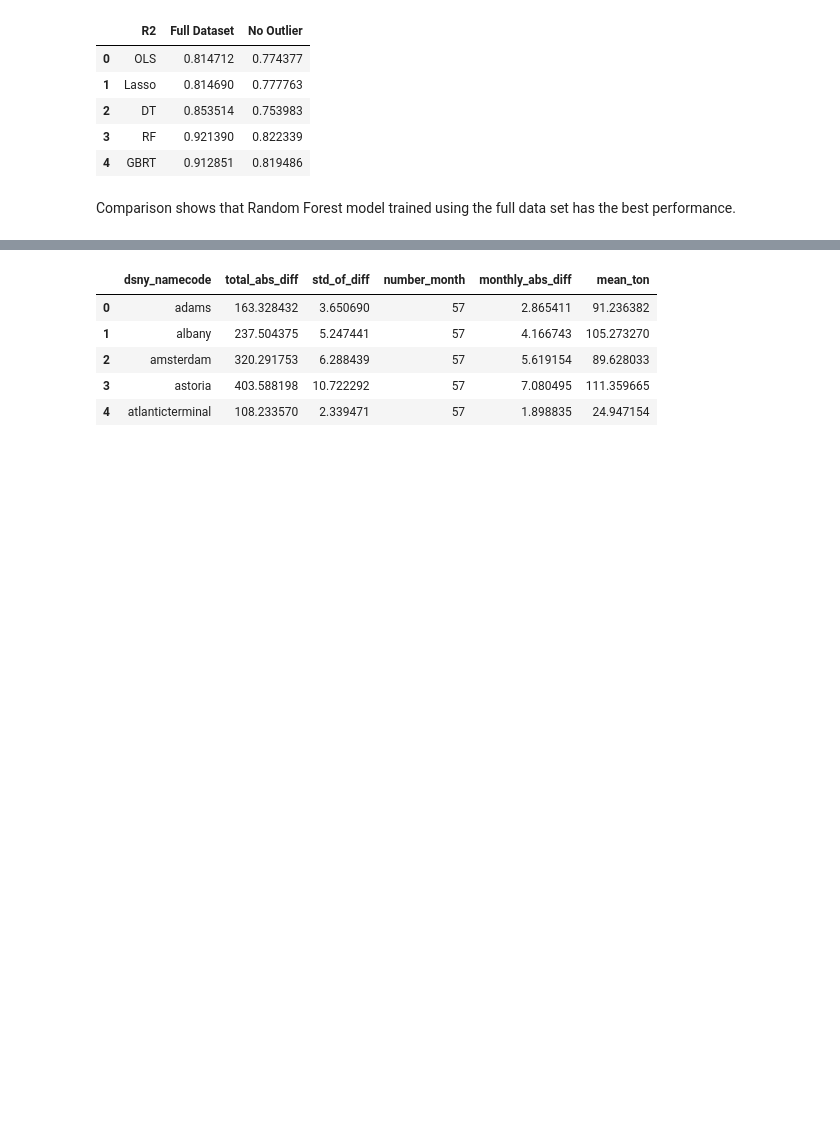
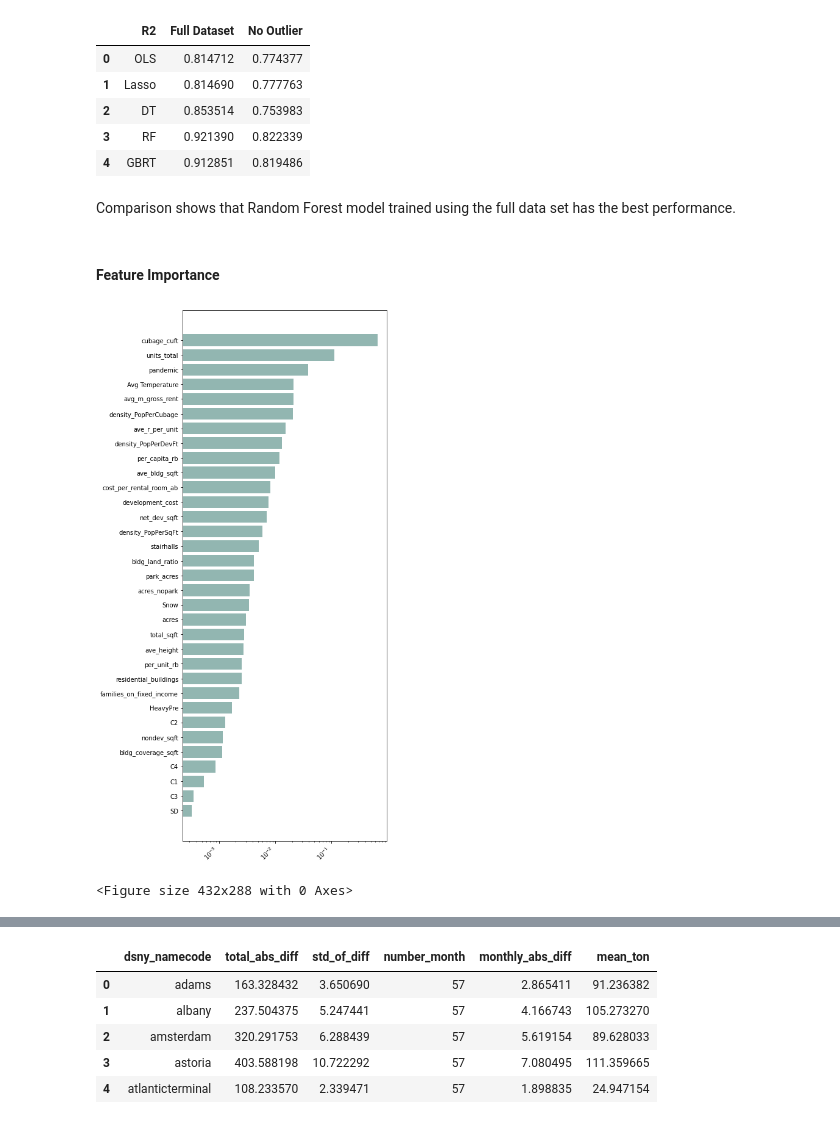
Before and after one commit to Shen-dot-Xin/ML_FinalProject, a Jupyter notebook: src/ModelResultsEDA.ipynb, the cells around one changed output, grey strips where cells are left out. Saved outputs shown, nothing was run; the diff lists cells and outputs as text; code cells hidden in the pictures; blank space fills up the shorter version.

```diff
--- a/src/ModelResultsEDA.ipynb
+++ b/src/ModelResultsEDA.ipynb
@@ -208,3 +208,5 @@ table_1
 | 4 | GBRT | 0.912851 | 0.819486 |
 # %% [markdown]
 Comparison shows that Random Forest model trained using the full data set has the best performance.
+# %% [markdown]
+#### Feature Importance
@@ -210,0 +224,17 @@ Comparison shows that Random Forest model trained using the full data set has th
+# %%
+result = pd.DataFrame(columns = ['Predictors', 'Importance'])
+result['Predictors'] = var_numeric + var_binary
+result['Importance'] = model.feature_importances_
+result = result.sort_values(by='Importance')
+#result['p_values'] = stats.coef_pval(lr_OLS, X_train, y_train)[1:]
+#result['*'] = result['p_values']<0.01
+
+fig = plt.figure(figsize = (6, 16))
+plt.barh(y = result['Predictors'], width = result['Importance'], log= True, color = '#92B6B1')
+#plt.ylim(0, 0.1)
+plt.xticks(rotation=45, ha='right')
+plt.show()
+plt.savefig('output/RF_FI',  bbox_inches = 'tight', dpi = 600)
+# %% [output]
+[figure, added]
+<Figure size 432x288 with 0 Axes>
```
Also changed, not shown: parts of 5 cells of this notebook.
